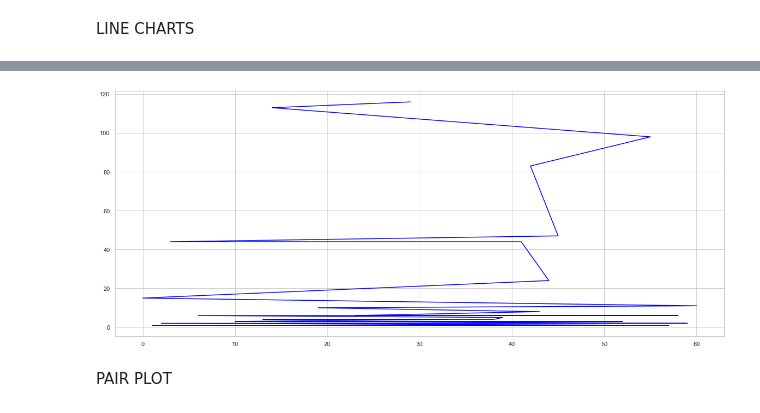
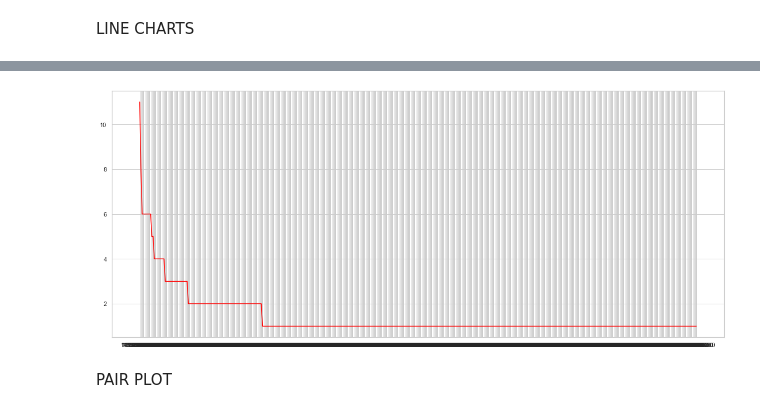
Before and after one commit to tipearso/hospital-readmissions, a Jupyter notebook: notebooks/plots.ipynb, the cells around one changed output, grey strips where cells are left out. Drawn from its saved outputs; the diff is of its cells as text; code cells hidden in the pictures.

```diff
--- a/notebooks/plots.ipynb
+++ b/notebooks/plots.ipynb
@@ -166,17 +202,24 @@ occurance2
-# %%
-#filter for number of readmissions per patient
-occurance1 = read_count_patient_high
-#filter for number of readmissions per Hospital
-occurance2 = read_count_hospital_high
-#filter for number of readmissions per Attendant
-occurance3 = read_count_attendant_high
-
-#ax = plt.gca()
-#_=occurance1['Encounter ID'].plot(kind='line', color = 'red', x ='Variable',y ='Count', ax = ax)
-_=occurance2['Encounter ID'].plot(kind='line', color = 'blue')
-#_=plt.legend(title='title', bbox_to_anchor=(1, 1), loc='upper left')
-# %% [output]
-[figure, removed]
+# %%
+read_count_attendant_high['Attending Provider NPI']= read_count_attendant_high['Attending Provider NPI'].astype(str)
+# %%
+#filter for number of readmissions per patient
+measure1 = read_count_patient_high['Patient ID']
+value1 = read_count_patient_high['Encounter ID']
+#filter for number of readmissions per Hospital
+measure2 = read_count_hospital_high['Facility Provider NPI']
+value2 =  read_count_hospital_high['Encounter ID']
+#filter for number of readmissions per Attendant
+read_count_attendant_high['Attending Provider NPI']= read_count_attendant_high['Attending Provider NPI'].astype(str)
+measure3 = read_count_attendant_high['Attending Provider NPI']
+value3 = read_count_attendant_high['Encounter ID']
+
+#ax = plt.gca()
+rc={'figure.figsize':(20,8.27)}
+_=plt.plot(measure3, value3, color = 'red')
+
+#_=plt.legend(title='title', bbox_to_anchor=(1, 1), loc='upper left')
+# %% [output]
+[figure, added]
 # %% [markdown]
 PAIR PLOT
 # %%
```
Also changed, not shown: parts of 18 cells of this notebook.
